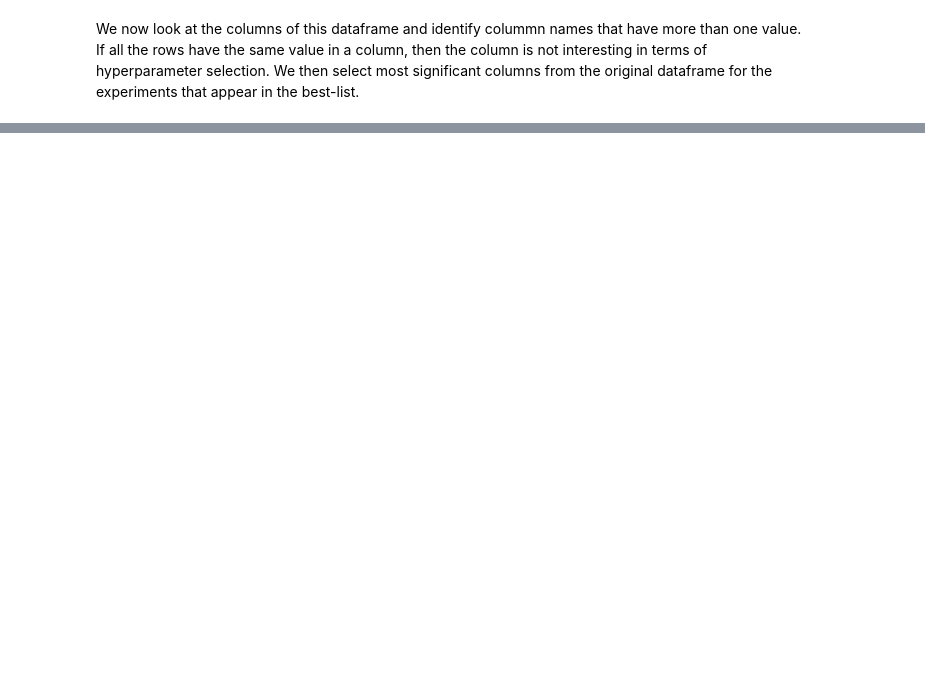
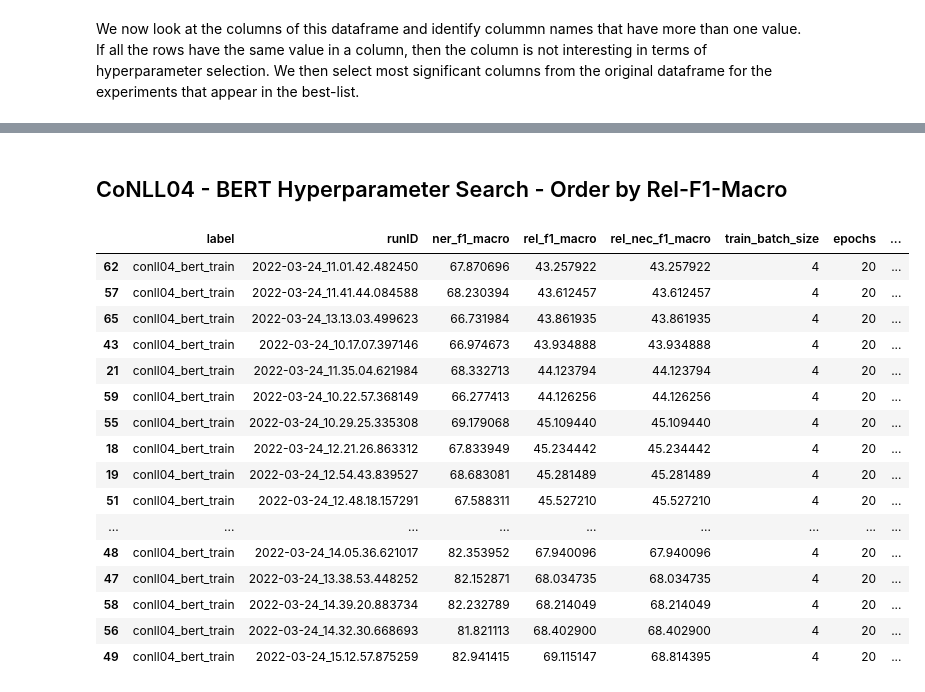
Before and after one commit to kamfonas/Poking_At_SpERT, a Jupyter notebook: notebooks/hyperparm_selection.ipynb, the cells around one changed output, grey strips where cells are left out. Saved outputs shown, nothing was run; the diff lists cells and outputs as text; code cells hidden in the pictures; blank space fills up the shorter version.

```diff
--- a/notebooks/hyperparm_selection.ipynb
+++ b/notebooks/hyperparm_selection.ipynb
@@ -174,0 +209,22 @@ argDF.iloc[list(set(best.index))][['label','runID','ner_f1_macro','rel_f1_macro'
+# %% [markdown]
+## CoNLL04 - BERT Hyperparameter Search - Order by Rel-F1-Macro
+# %%
+df.sort_values('rel_f1_macro')
+# %% [output]
+|  | label | runID | ner_f1_macro | rel_f1_macro | rel_nec_f1_macro | train_batch_size | epochs | ... |
+| 62 | conll04_bert_train | 2022-03-24_11.01.42.482450 | 67.870696 | 43.257922 | 43.257922 | 4 | 20 | ... |
+| 57 | conll04_bert_train | 2022-03-24_11.41.44.084588 | 68.230394 | 43.612457 | 43.612457 | 4 | 20 | ... |
+| 65 | conll04_bert_train | 2022-03-24_13.13.03.499623 | 66.731984 | 43.861935 | 43.861935 | 4 | 20 | ... |
+| 43 | conll04_bert_train | 2022-03-24_10.17.07.397146 | 66.974673 | 43.934888 | 43.934888 | 4 | 20 | ... |
+| 21 | conll04_bert_train | 2022-03-24_11.35.04.621984 | 68.332713 | 44.123794 | 44.123794 | 4 | 20 | ... |
+| 59 | conll04_bert_train | 2022-03-24_10.22.57.368149 | 66.277413 | 44.126256 | 44.126256 | 4 | 20 | ... |
+| 55 | conll04_bert_train | 2022-03-24_10.29.25.335308 | 69.179068 | 45.109440 | 45.109440 | 4 | 20 | ... |
+| 18 | conll04_bert_train | 2022-03-24_12.21.26.863312 | 67.833949 | 45.234442 | 45.234442 | 4 | 20 | ... |
+| 19 | conll04_bert_train | 2022-03-24_12.54.43.839527 | 68.683081 | 45.281489 | 45.281489 | 4 | 20 | ... |
+| 51 | conll04_bert_train | 2022-03-24_12.48.18.157291 | 67.588311 | 45.527210 | 45.527210 | 4 | 20 | ... |
+| ... | ... | ... | ... | ... | ... | ... | ... | ... |
+| 48 | conll04_bert_train | 2022-03-24_14.05.36.621017 | 82.353952 | 67.940096 | 67.940096 | 4 | 20 | ... |
+| 47 | conll04_bert_train | 2022-03-24_13.38.53.448252 | 82.152871 | 68.034735 | 68.034735 | 4 | 20 | ... |
+| 58 | conll04_bert_train | 2022-03-24_14.39.20.883734 | 82.232789 | 68.214049 | 68.214049 | 4 | 20 | ... |
+| 56 | conll04_bert_train | 2022-03-24_14.32.30.668693 | 81.821113 | 68.402900 | 68.402900 | 4 | 20 | ... |
+| 49 | conll04_bert_train | 2022-03-24_15.12.57.875259 | 82.941415 | 69.115147 | 68.814395 | 4 | 20 | ... |
```
Also changed, not shown: parts of 11 cells of this notebook, 1 other file.
